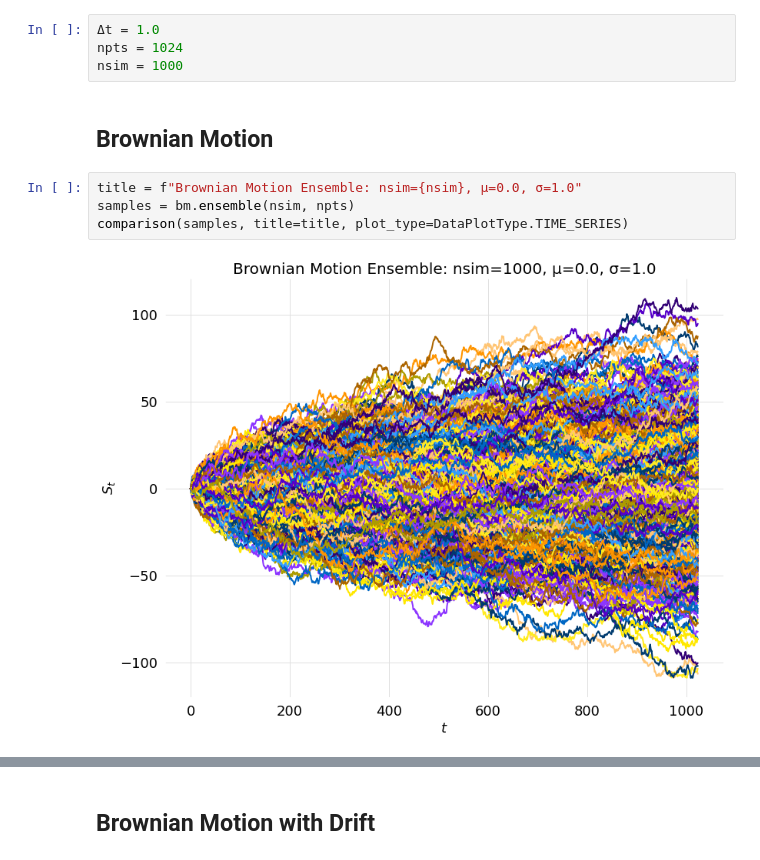
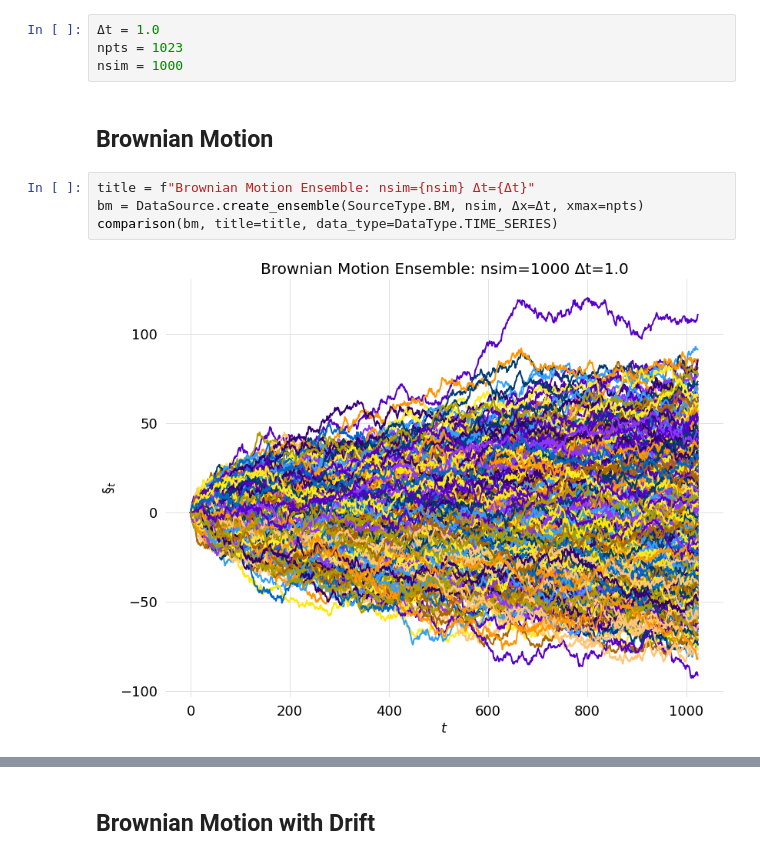
Before and after one commit to glyfish/alef, a Jupyter notebook: notebooks/random_processes/bm_ensembles.ipynb, the cells around one changed output, grey strips where cells are left out. Drawn from its saved outputs; the diff is of its cells as text.

```diff
--- a/notebooks/random_processes/bm_ensembles.ipynb
+++ b/notebooks/random_processes/bm_ensembles.ipynb
@@ -113,14 +111,14 @@ pyplot.style.use(config.glyfish_style)
 ## Helpers
 # %%
 Δt = 1.0
-npts = 1024
+npts = 1023
 nsim = 1000
 # %% [markdown]
 ## Brownian Motion
 # %%
-title = f"Brownian Motion Ensemble: nsim={nsim}, μ=0.0, σ=1.0"
-samples = bm.ensemble(nsim, npts)
-comparison(samples, title=title, plot_type=DataPlotType.TIME_SERIES)
+title = f"Brownian Motion Ensemble: nsim={nsim} Δt={Δt}"
+bm = DataSource.create_ensemble(SourceType.BM, nsim, Δx=Δt, xmax=npts)
+comparison(bm, title=title, data_type=DataType.TIME_SERIES)
 # %% [output]
-[figure, old version]
+[figure, new version]
 # %%
```
Also changed, not shown: parts of 3 cells of this notebook, 6 other files.
